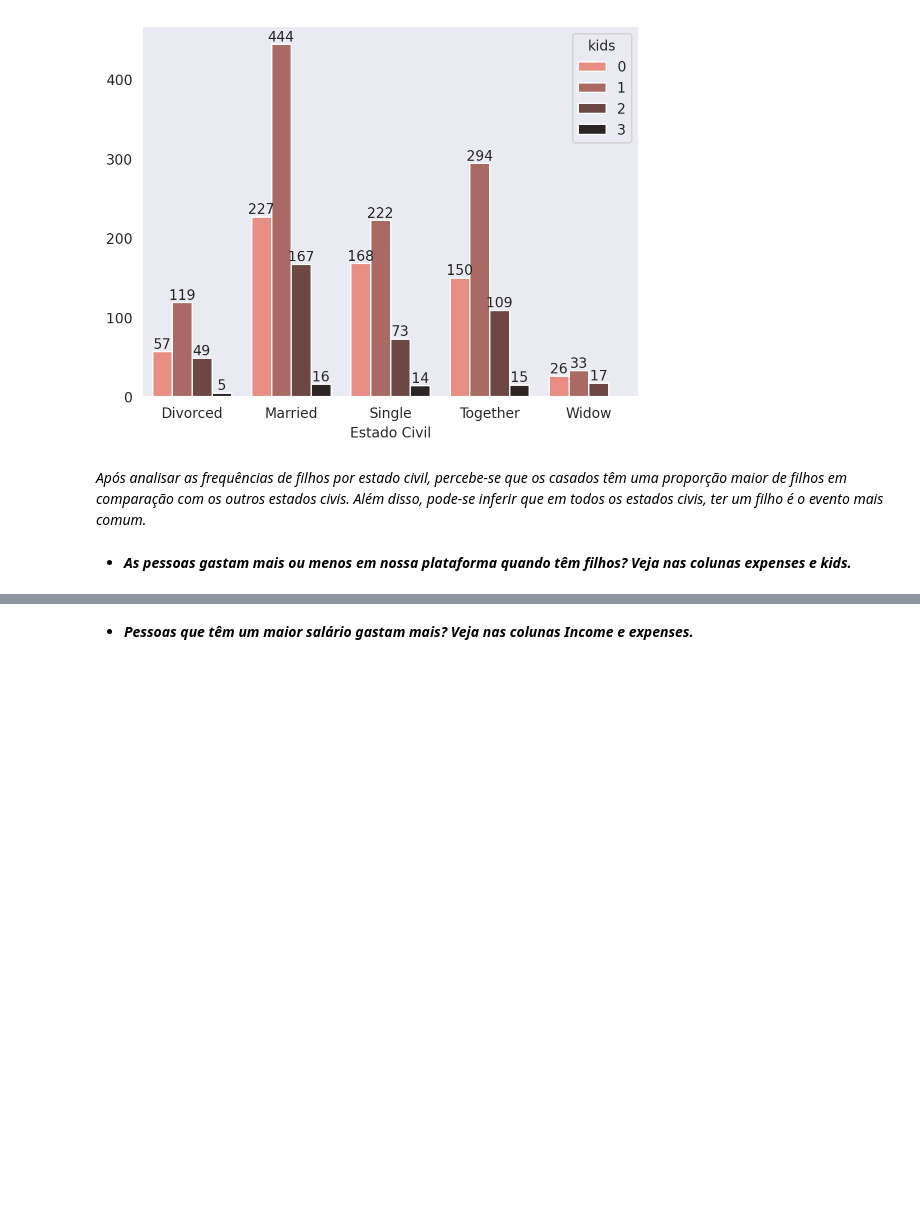
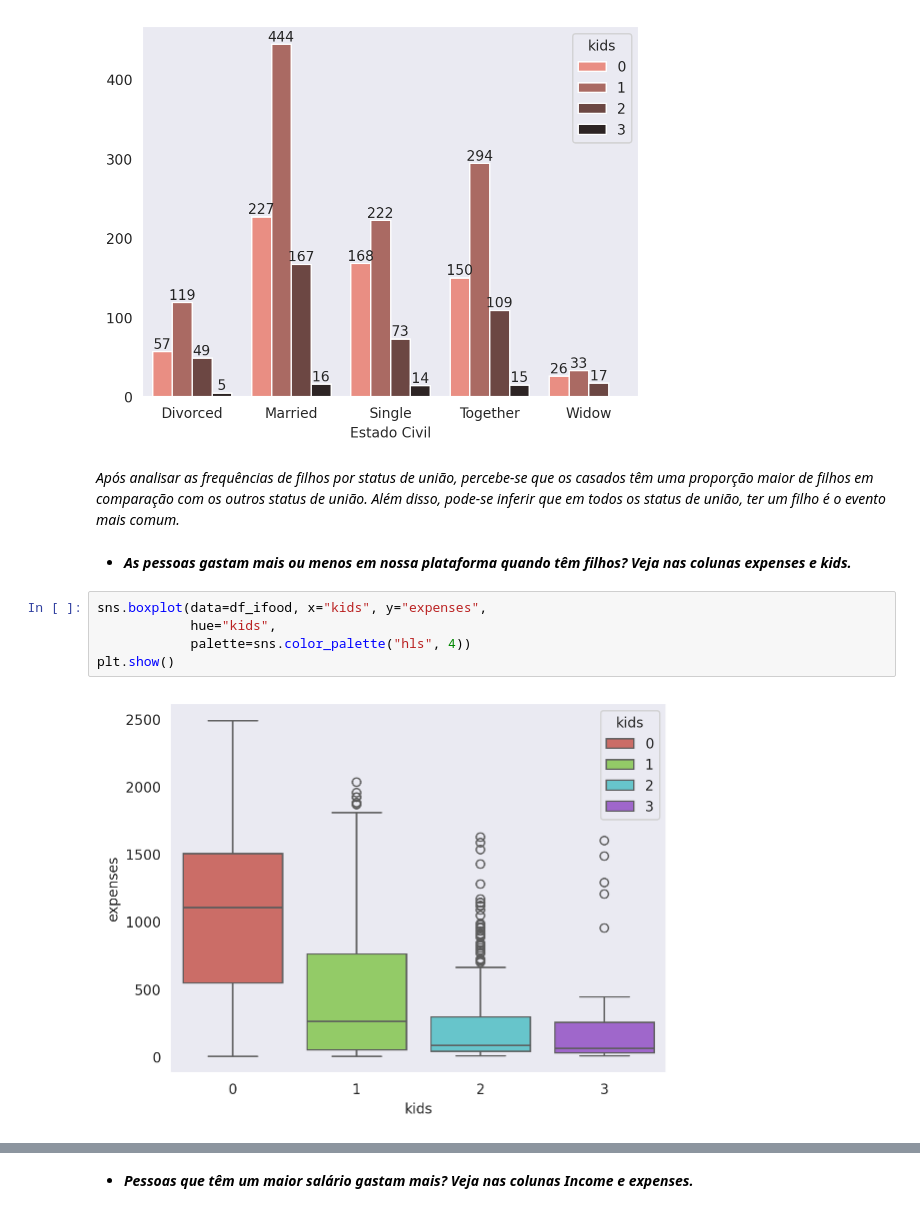
Before and after one commit to Oseiasdfarias/estatistica_do_basico_ao_avancado_EBA, a Jupyter notebook: atividades/1.0_estatistica_descritiva/1.0_Desafio_Ifood.ipynb, the cells around one changed output, grey strips where cells are left out. Saved outputs shown, nothing was run; the diff lists cells and outputs as text; blank space fills up the shorter version.

Commit message:
notebook Ifood atualizado

```diff
--- a/atividades/1.0_estatistica_descritiva/1.0_Desafio_Ifood.ipynb
+++ b/atividades/1.0_estatistica_descritiva/1.0_Desafio_Ifood.ipynb
@@ -327,9 +327,16 @@ plt.show()
 # %% [output]
 [figure]
 # %% [markdown]
-*Após analisar as frequências de filhos por estado civil, percebe-se que os casados têm uma proporção maior de filhos em comparação com os outros estados civis. Além disso, pode-se inferir que em todos os estados civis, ter um filho é o evento mais comum.*
+*Após analisar as frequências de filhos por status de união, percebe-se que os casados têm uma proporção maior de filhos em comparação com os outros status de união. Além disso, pode-se inferir que em todos os status de união, ter um filho é o evento mais comum.*
 # %% [markdown]
 - ***As pessoas gastam mais ou menos em nossa plataforma quando têm filhos? Veja nas colunas expenses e kids.***
+# %%
+sns.boxplot(data=df_ifood, x="kids", y="expenses",
+            hue="kids",
+            palette=sns.color_palette("hls", 4))
+plt.show()
+# %% [output]
+[figure, added]
 # %%
 mean_expenses = (df_ifood
                  .groupby(by=["kids"])
```
Also changed, not shown: parts of 5 cells of this notebook.
